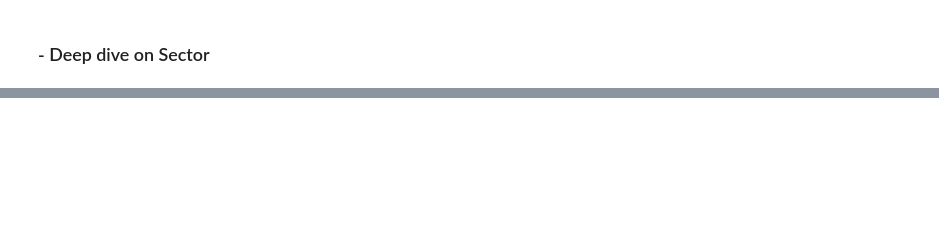
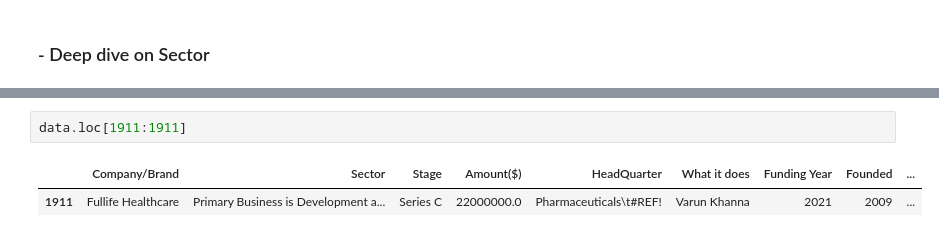
Before and after one commit to rkadey/Data-Analysis, a Jupyter notebook: Indian Startup Fund Analysis/Indian StartUp Funding Analysis.ipynb, the cells around one changed output, grey strips where cells are left out. Drawn from its saved outputs; the diff is of its cells as text; blank space fills up the shorter version.

```diff
--- a/Indian Startup Fund Analysis/Indian StartUp Funding Analysis.ipynb
+++ b/Indian Startup Fund Analysis/Indian StartUp Funding Analysis.ipynb
@@ -935,0 +1079,5 @@ Name: Sector, dtype: object
+# %%
+data.loc[1911:1911]
+# %% [output]
+|  | Company/Brand | Sector | Stage | Amount($) | HeadQuarter | What it does | Funding Year | Founded | ... |
+| 1911 | Fullife Healthcare | Primary Business is Development a... | Series C | 22000000.0 | Pharmaceuticals\t#REF! | Varun Khanna | 2021 | 2009 | ... |
```
Also changed, not shown: parts of 58 cells of this notebook.
